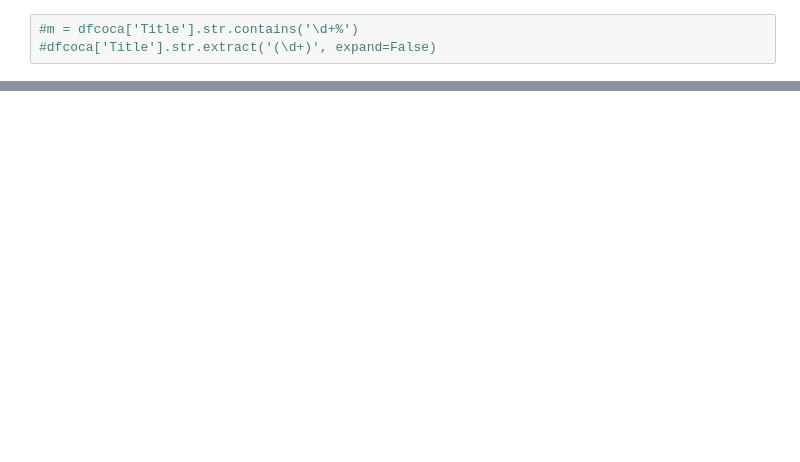
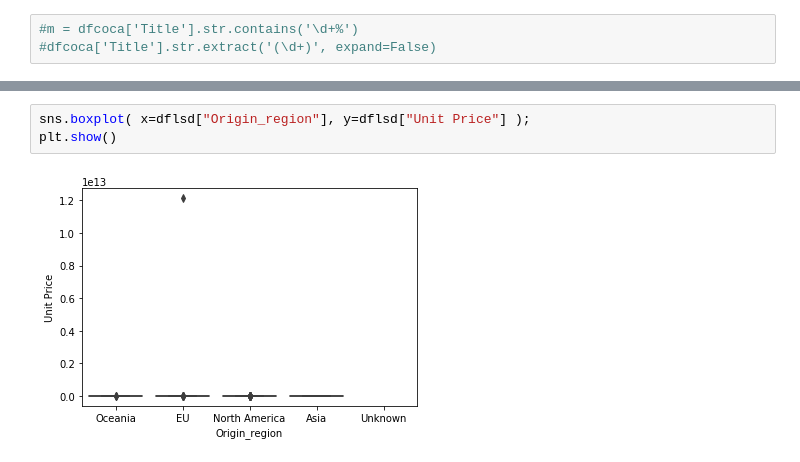
Before and after one commit to danielpetterson/darkwebmarkets, a Jupyter notebook: darknet_1.ipynb, the cells around one changed output, grey strips where cells are left out. Drawn from its saved outputs; the diff is of its cells as text; blank space fills up the shorter version.

```diff
--- a/darknet_1.ipynb
+++ b/darknet_1.ipynb
@@ -611,0 +658,5 @@ Name: Origin, dtype: int64
+# %%
+sns.boxplot( x=dflsd["Origin_region"], y=dflsd["Unit Price"] );
+plt.show()
+# %% [output]
+[figure, added]
```
Also changed, not shown: parts of 4 cells of this notebook.
